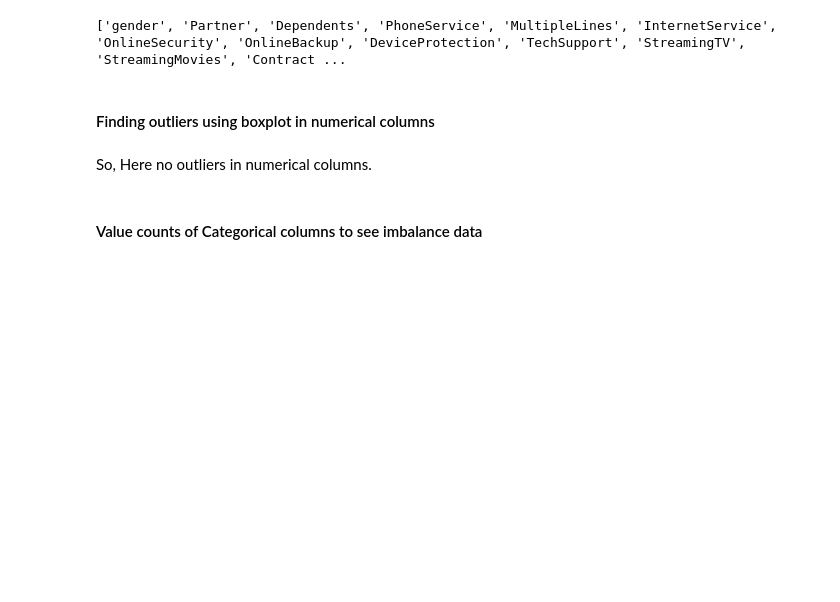
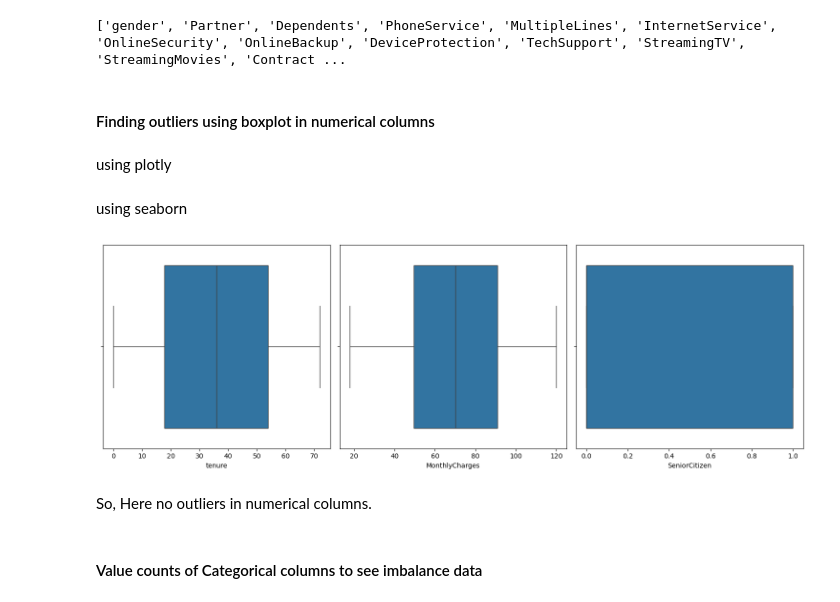
Before and after one commit to Roshani002/SSPL_Practical_Assessment, a Jupyter notebook: main.ipynb, the cells around one changed output. Cells and saved outputs as stored; diff of their text form; code cells hidden in the pictures; blank space fills up the shorter version.

```diff
--- a/main.ipynb
+++ b/main.ipynb
@@ -189,6 +193,8 @@ print(categorical_cols)
 ['gender', 'Partner', 'Dependents', 'PhoneService', 'MultipleLines', 'InternetService', 'OnlineSecurity', 'OnlineBackup', 'DeviceProtection', 'TechSupport', 'StreamingTV', 'StreamingMovies', 'Contract ...
 # %% [markdown]
 #### Finding outliers using boxplot in numerical columns
+# %% [markdown]
+using plotly
 # %%
 fig = make_subplots(rows=1, cols=3, subplot_titles=numerical_cols)
 for i, column in enumerate(numerical_cols):
@@ -199,6 +205,18 @@ for i, column in enumerate(numerical_cols):
     for trace in boxplot.data:
         fig.add_trace(trace, row=row, col=col)
 fig.update_layout(height=500, width=1300, showlegend=False)
+# %% [markdown]
+using seaborn
+# %%
+fig, axes = plt.subplots(1, 3, figsize=(15, 5))
+
+for i, column in enumerate(numerical_cols):
+    sns.boxplot(data=df1, x=column, ax=axes[i])
+
+plt.tight_layout()
+plt.show()
+# %% [output]
+[figure, added]
 # %% [markdown]
 So, Here no outliers in numerical columns.
 # %% [markdown]
```
Also changed, not shown: parts of 38 cells of this notebook.
